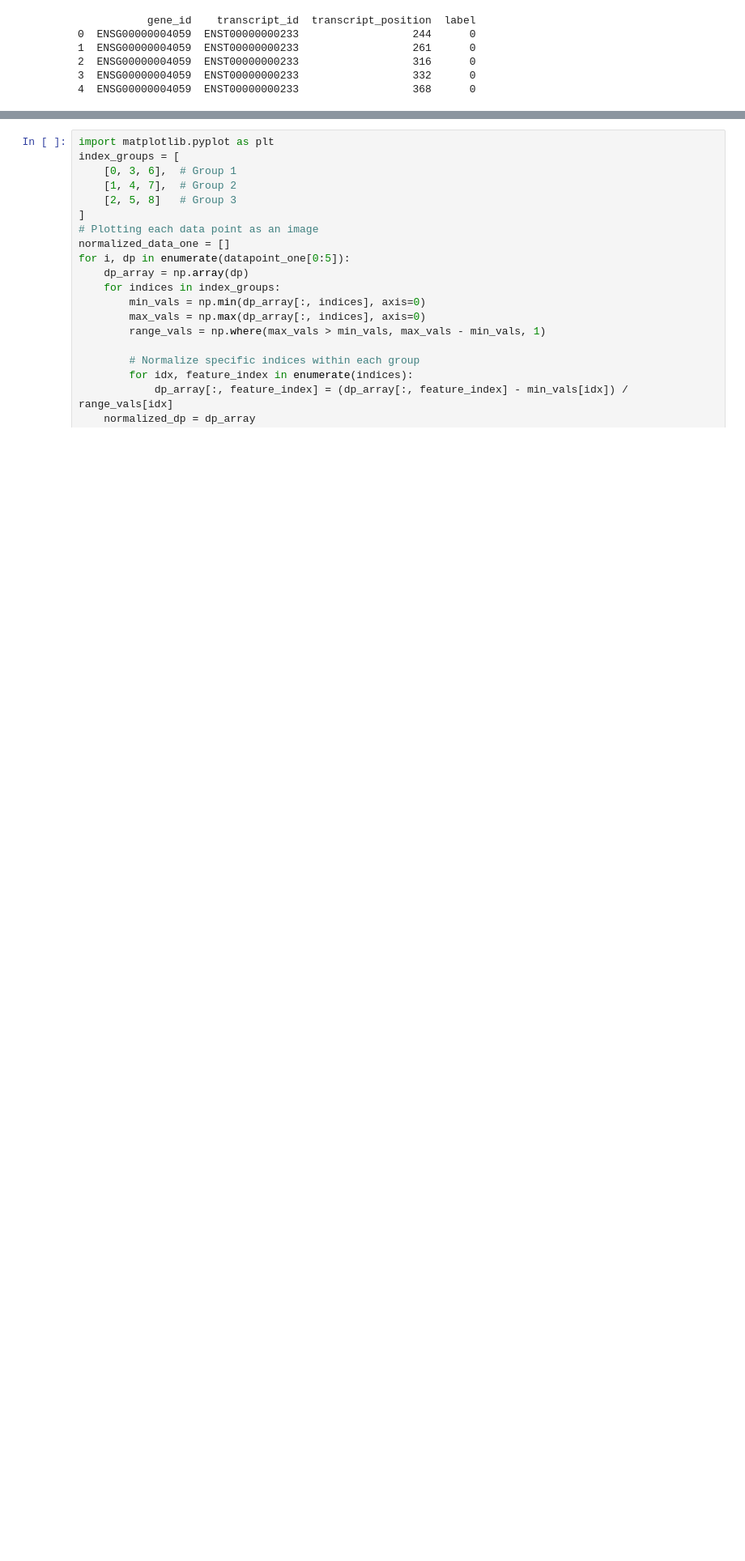
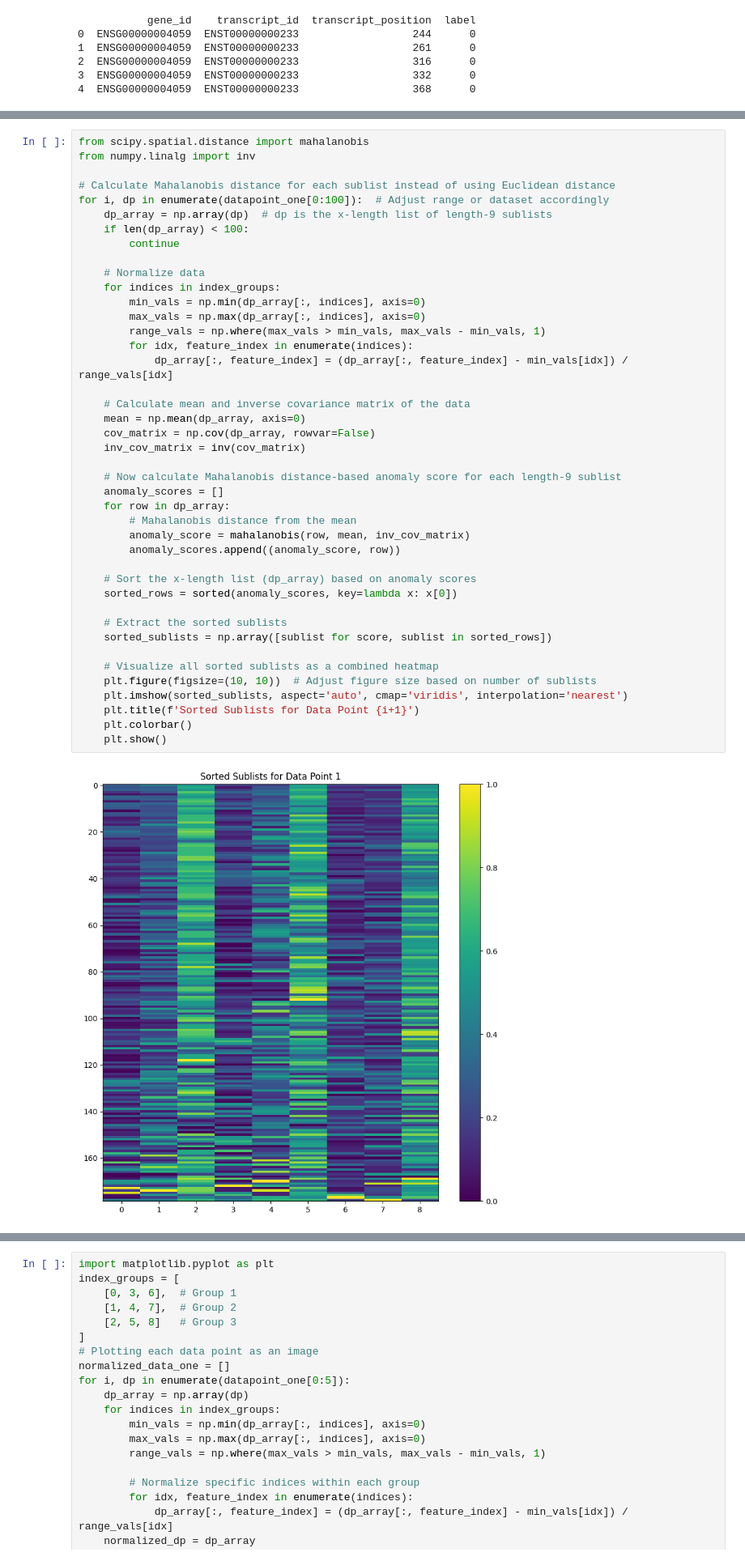
Before and after one commit to yunethiri/DSA4262-geneandtonic, a Jupyter notebook: eda_bags.ipynb, the cells around one changed output, grey strips where cells are left out. Shown at 81% size. Saved outputs shown, nothing was run; the diff lists cells and outputs as text; blank space fills up the shorter version.

```diff
--- a/eda_bags.ipynb
+++ b/eda_bags.ipynb
@@ -59,0 +260,44 @@ process took 940.101961
+# %%
+from scipy.spatial.distance import mahalanobis
+from numpy.linalg import inv
+
+# Calculate Mahalanobis distance for each sublist instead of using Euclidean distance
+for i, dp in enumerate(datapoint_one[0:100]):  # Adjust range or dataset accordingly
+    dp_array = np.array(dp)  # dp is the x-length list of length-9 sublists
+    if len(dp_array) < 100:
+        continue
+
+    # Normalize data
+    for indices in index_groups:
+        min_vals = np.min(dp_array[:, indices], axis=0)
+        max_vals = np.max(dp_array[:, indices], axis=0)
+        range_vals = np.where(max_vals > min_vals, max_vals - min_vals, 1)
+        for idx, feature_index in enumerate(indices):
+            dp_array[:, feature_index] = (dp_array[:, feature_index] - min_vals[idx]) / range_vals[idx]
+
+    # Calculate mean and inverse covariance matrix of the data
+    mean = np.mean(dp_array, axis=0)
+    cov_matrix = np.cov(dp_array, rowvar=False)
+    inv_cov_matrix = inv(cov_matrix)
+
+    # Now calculate Mahalanobis distance-based anomaly score for each length-9 sublist
+    anomaly_scores = []
+    for row in dp_array:
+        # Mahalanobis distance from the mean
+        anomaly_score = mahalanobis(row, mean, inv_cov_matrix)
+        anomaly_scores.append((anomaly_score, row))
+
+    # Sort the x-length list (dp_array) based on anomaly scores
+    sorted_rows = sorted(anomaly_scores, key=lambda x: x[0])
+
+    # Extract the sorted sublists
+    sorted_sublists = np.array([sublist for score, sublist in sorted_rows])
+
+    # Visualize all sorted sublists as a combined heatmap
+    plt.figure(figsize=(10, 10))  # Adjust figure size based on number of sublists
+    plt.imshow(sorted_sublists, aspect='auto', cmap='viridis', interpolation='nearest')
+    plt.title(f'Sorted Sublists for Data Point {i+1}')
+    plt.colorbar()
+    plt.show()
+# %% [output]
+[figure, added]
```
Also changed, not shown: parts of 8 cells of this notebook.
